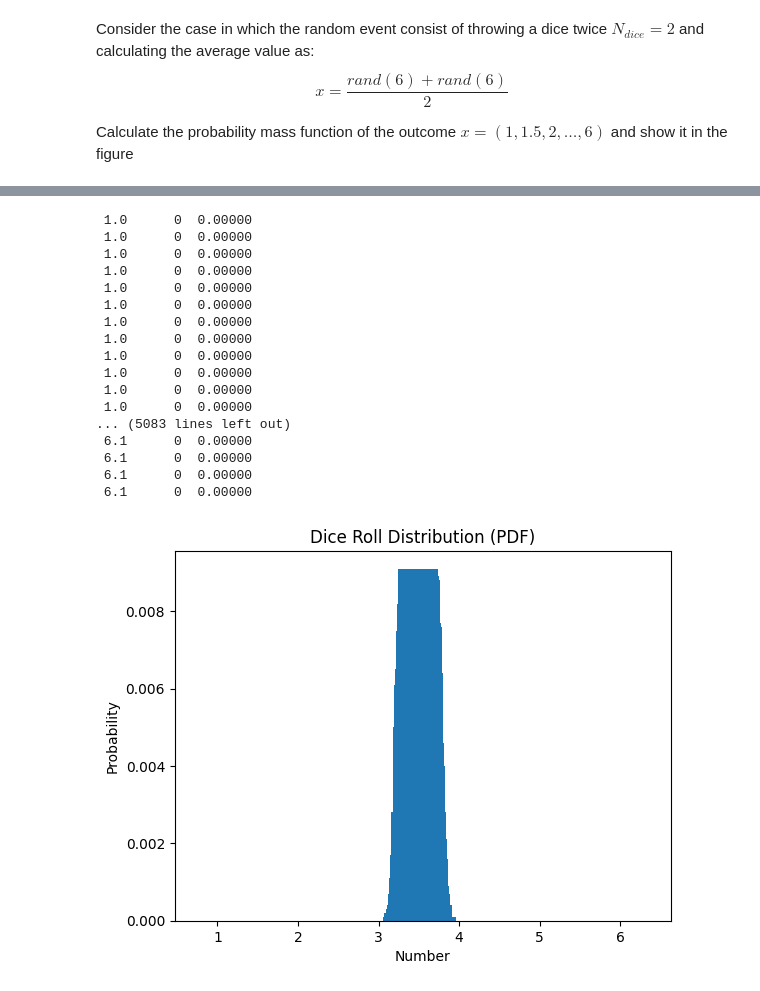
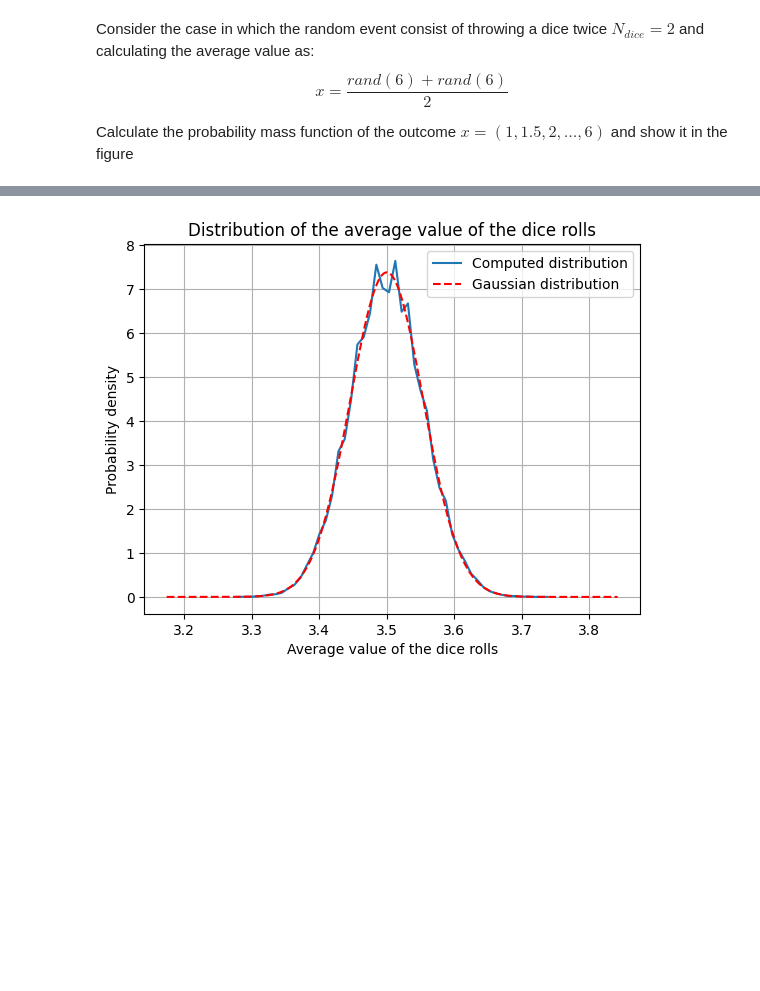
Before and after one commit to giacomocalabria/Stochastic-Methods-UPC, a Jupyter notebook: W1/Untitled-1.ipynb, the cells around one changed output, grey strips where cells are left out. Saved outputs shown, nothing was run; the diff lists cells and outputs as text; code cells hidden in the pictures; blank space fills up the shorter version.

```diff
--- a/W1/Untitled-1.ipynb
+++ b/W1/Untitled-1.ipynb
@@ -99,54 +105,30 @@ plt.show()
 Consider the case when one random event consists of a throwing a dice $N$ times and calculating the average value $$x=\frac{\sum_{i=1}^N{rand(6)}}{N}$$ Calculate the probability distribution $p(x)$ and assume that for large $N$ the spacing $dx=1/N$ is small enough to consider the distribution as a continuous distribution. Then use continuos variable convention to normalize the pdf $$\int{p(x)dx}=1$$ Compare the obtained result with the prediction of the central limit theorem $$g(x)=\frac{1}{\sqrt{2\pi\sigma'^2}}\exp\left(-\frac{(x-\mu)^2}{2\sigma'^2}\right)$$ where the reduce variance is given by $\sigma'=\sigma/\sqrt{N}$ and the mean value is $\mu=3.5$. Find a large enough value of $N$ such that the Central Limit Theorem is a good approximation of the distribution function.
-# %%
-N = 10000
-
-W = 1000
-
-# Define the array to store the dice outcomes
-dice_outcome = np.zeros(N)
-dice_rolls = np.zeros(W)
-
-for i in range(N):
-    for j in range(W):
-        dice_rolls[j] = random.randint(1, 6)
-    dice_outcome[i] = np.mean(dice_rolls)
-
-# Define the bin edges
-bin_edges = np.arange(1, 6.1, 1/W)
-
-# Count the occurrences of each value
-counts, _ = np.histogram(dice_outcome, bins=bin_edges)
-
-# Normalize the counts as a discrete probability density function (PDF)
-pdf = counts / N
-
-# Print the counts and PDF
-for value, counts, p in zip(bin_edges[:-1], counts, pdf):
-    print(f'{value: .1f} {counts: 6d} {p: .5f}')
-
-# Plot the normalized PDF
-plt.bar(bin_edges[:-1], pdf, width=0.5)
-plt.xlabel(r'Number')
-plt.ylabel(r'Probability')
-plt.title(r'Dice Roll Distribution (PDF)')
-plt.show()
-# %% [output]
- 1.0      0  0.00000
- 1.0      0  0.00000
- 1.0      0  0.00000
- 1.0      0  0.00000
- 1.0      0  0.00000
- 1.0      0  0.00000
- 1.0      0  0.00000
- 1.0      0  0.00000
- 1.0      0  0.00000
- 1.0      0  0.00000
- 1.0      0  0.00000
- 1.0      0  0.00000
-... (5083 lines left out)
- 6.1      0  0.00000
- 6.1      0  0.00000
- 6.1      0  0.00000
- 6.1      0  0.00000
-[figure, removed]
+# %%
+N = 100000  #number of random events
+W = 1000  #number of dice rolls per event
+
+def random_event():
+    return np.sum([random.randint(1, 6) for _ in range(W)])/W
+
+random_outcome = [random_event() for _ in range(N)]
+# %%
+hist, bins = np.histogram(random_outcome, bins=50, density=True)
+bin_centers = (bins[:-1] + bins[1:]) / 2
+
+# Plot della distribuzione normale
+plt.plot(bin_centers, hist, label='Computed distribution')
+
+# Plot della distribuzione gaussiana con media 3.5
+x = np.linspace(min(random_outcome)-0.1, max(random_outcome)+0.1, 1000)
+gaussian = norm.pdf(x, loc=3.5, scale=np.std(random_outcome))
+plt.plot(x, gaussian, label='Gaussian distribution',color='red', linestyle='--')
+
+plt.xlabel(r'Average value of the dice rolls')
+plt.ylabel(r'Probability density')
+plt.title(r'Distribution of the average value of the dice rolls')
+plt.legend()
+plt.grid(True)
+plt.show()
+# %% [output]
+[figure, added]
 # %% [markdown]
```
Also changed, not shown: parts of 8 cells of this notebook, 2 other files.
